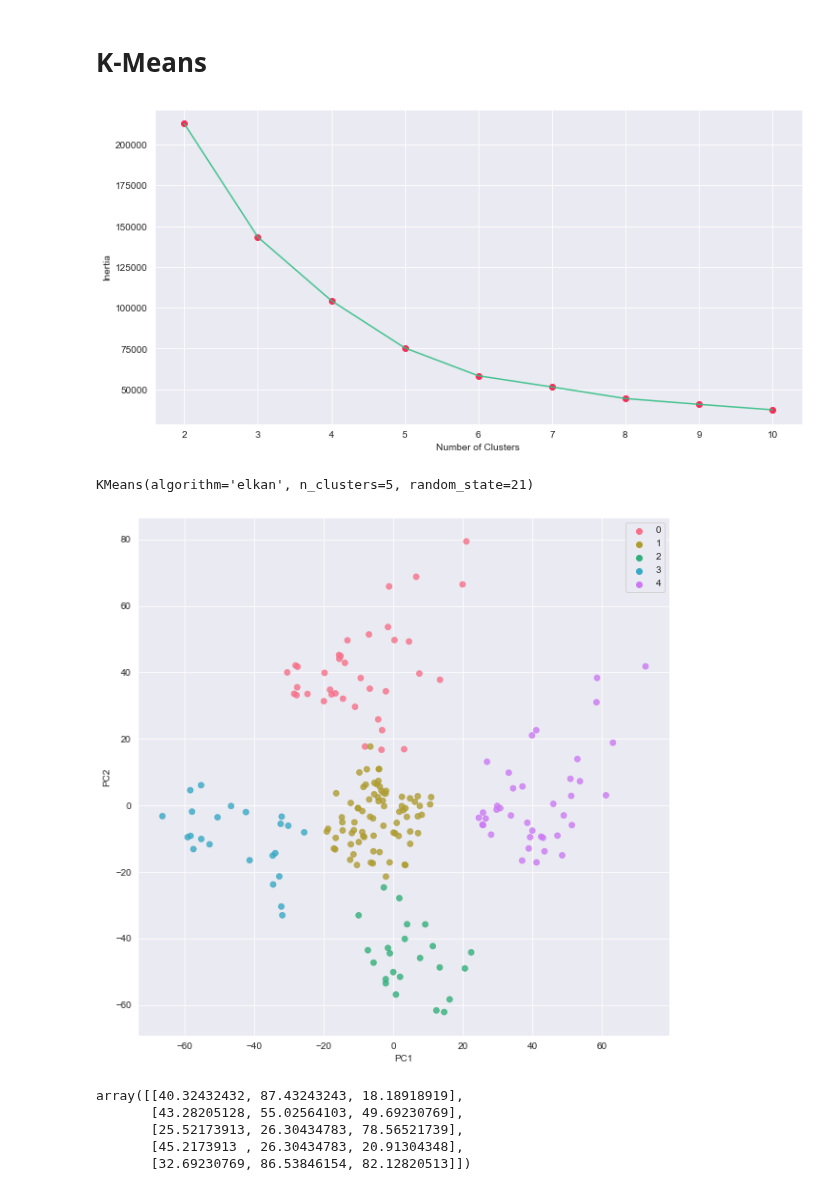
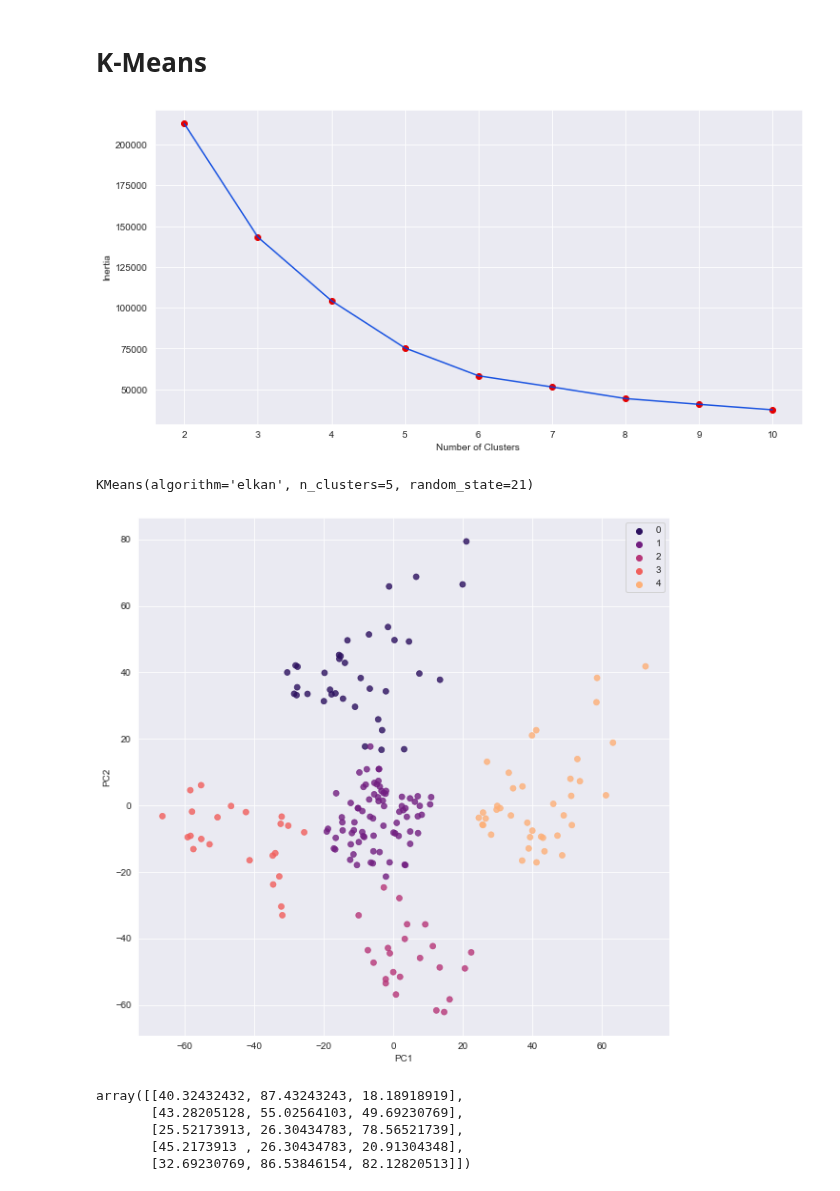
Before and after one commit to abphilip-vit/College7, a Jupyter notebook: T4/T4.ipynb, the cells around one changed output. Saved outputs shown, nothing was run; the diff lists cells and outputs as text; code cells hidden in the pictures.

```diff
--- a/T4/T4.ipynb
+++ b/T4/T4.ipynb
@@ -205,12 +205,12 @@ for n in range(2,11):
     inertia.append(model1.inertia_)
 # %%
 plt.figure(figsize = (12,6))
-plt.plot(np.arange(2,11), inertia, 'o', c = sns.xkcd_rgb['red pink'])
-plt.plot(np.arange(2,11), inertia, '-', c = sns.xkcd_rgb['greenish teal'], alpha = 0.9)
+plt.plot(np.arange(2,11), inertia, 'o', c = sns.xkcd_rgb['red'])
+plt.plot(np.arange(2,11), inertia, '-', c = sns.xkcd_rgb['blue'], alpha = 0.9)
 plt.xlabel('Number of Clusters') , plt.ylabel('Inertia')
 plt.show()
 # %% [output]
-[figure, old version]
+[figure, new version]
 # %%
 model1 = KMeans(n_clusters = 5, random_state = 21, algorithm = "elkan")
 model1.fit(allen.drop(['CustomerID', 'Gender'], axis=1))
@@ -221,12 +221,12 @@ allen1 = model1.labels_
 # %%
 fig, axs = plt.subplots(figsize=[10,10])
 sns.scatterplot(x=allen0[:,0], y=allen0[:,1], hue=allen1,
-    palette=sns.color_palette('husl', 5), edgecolor=None, alpha=0.8, ax=axs)
+    palette=sns.color_palette('magma', 5), edgecolor=None, alpha=0.8, ax=axs)
 plt.xlabel('PC1')
 plt.ylabel('PC2')
 plt.show()
 # %% [output]
-[figure, old version]
+[figure, new version]
 # %%
 model1.cluster_centers_
 # %% [output]
```
